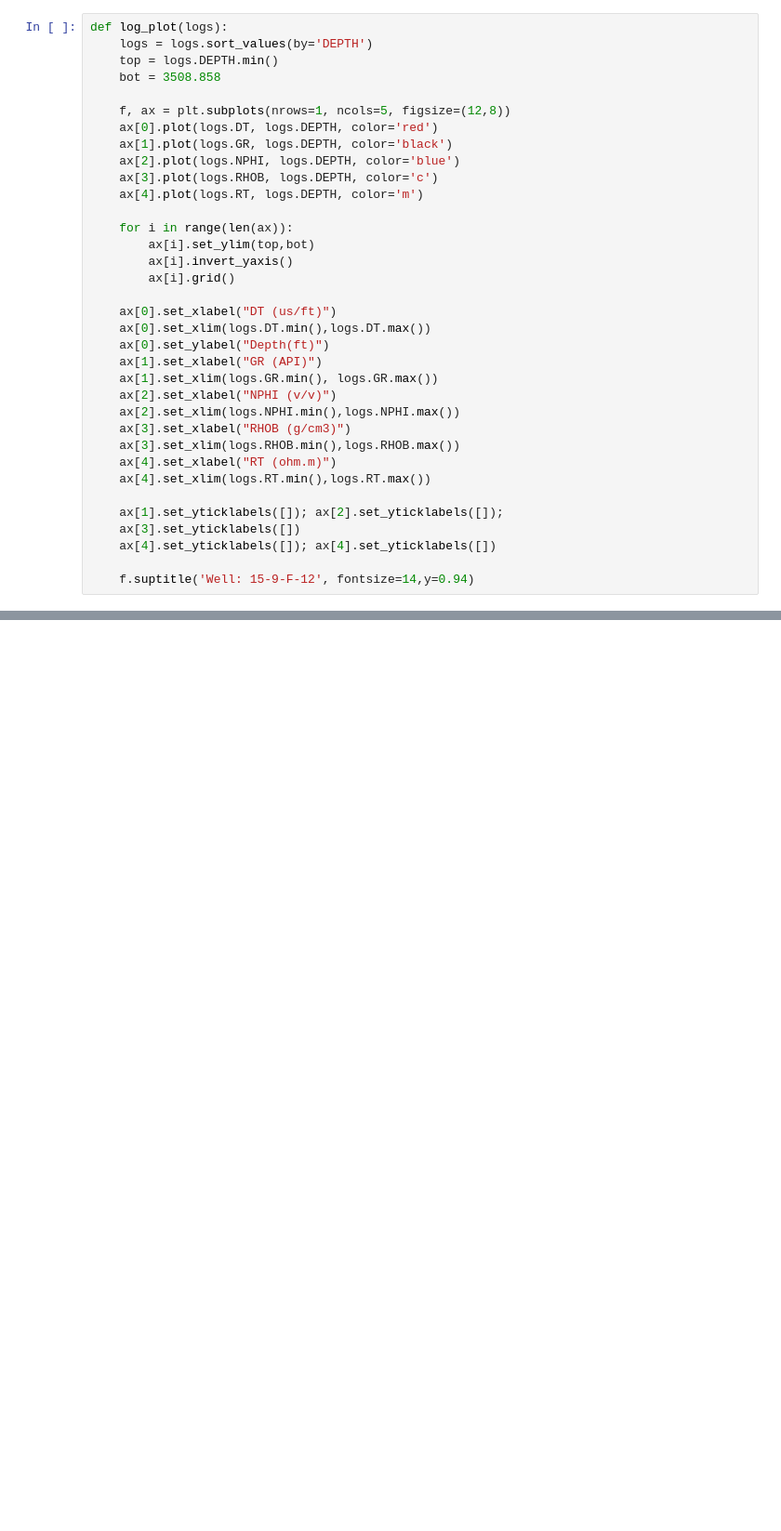
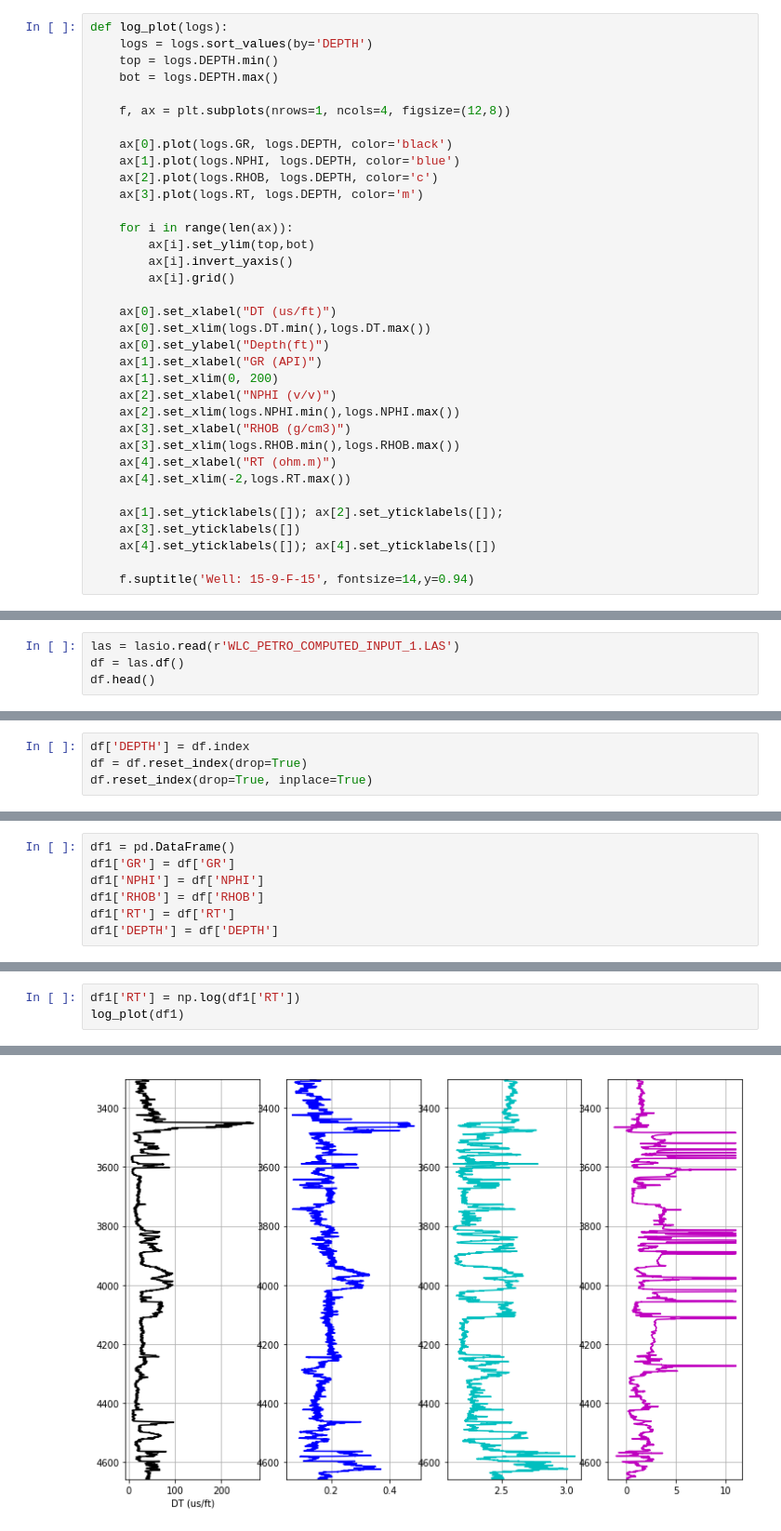
Before and after one commit to olawaleibrahim/PETROPHYSICAL-INTERPRETATION, a Jupyter notebook: Untitled.ipynb, the cells around one changed output, grey strips where cells are left out. Shown: that part at 93% size. Drawn from its saved outputs; the diff is of its cells as text; blank space fills up the shorter version.

```diff
--- a/Untitled.ipynb
+++ b/Untitled.ipynb
@@ -22,14 +8,14 @@ semi = pd.read_csv('semifinal.csv')
 def log_plot(logs):
     logs = logs.sort_values(by='DEPTH')
     top = logs.DEPTH.min()
-    bot = 3508.858
+    bot = logs.DEPTH.max()
 
-    f, ax = plt.subplots(nrows=1, ncols=5, figsize=(12,8))
-    ax[0].plot(logs.DT, logs.DEPTH, color='red')
-    ax[1].plot(logs.GR, logs.DEPTH, color='black')
-    ax[2].plot(logs.NPHI, logs.DEPTH, color='blue')
-    ax[3].plot(logs.RHOB, logs.DEPTH, color='c')
-    ax[4].plot(logs.RT, logs.DEPTH, color='m')
+    f, ax = plt.subplots(nrows=1, ncols=4, figsize=(12,8))
+
+    ax[0].plot(logs.GR, logs.DEPTH, color='black')
+    ax[1].plot(logs.NPHI, logs.DEPTH, color='blue')
+    ax[2].plot(logs.RHOB, logs.DEPTH, color='c')
+    ax[3].plot(logs.RT, logs.DEPTH, color='m')
 
     for i in range(len(ax)):
         ax[i].set_ylim(top,bot)
@@ -40,16 +26,16 @@ def log_plot(logs):
     ax[0].set_xlim(logs.DT.min(),logs.DT.max())
     ax[0].set_ylabel("Depth(ft)")
     ax[1].set_xlabel("GR (API)")
-    ax[1].set_xlim(logs.GR.min(), logs.GR.max())
+    ax[1].set_xlim(0, 200)
     ax[2].set_xlabel("NPHI (v/v)")
     ax[2].set_xlim(logs.NPHI.min(),logs.NPHI.max())
     ax[3].set_xlabel("RHOB (g/cm3)")
     ax[3].set_xlim(logs.RHOB.min(),logs.RHOB.max())
     ax[4].set_xlabel("RT (ohm.m)")
-    ax[4].set_xlim(logs.RT.min(),logs.RT.max())
+    ax[4].set_xlim(-2,logs.RT.max())
 
     ax[1].set_yticklabels([]); ax[2].set_yticklabels([]);
     ax[3].set_yticklabels([])
     ax[4].set_yticklabels([]); ax[4].set_yticklabels([])
 
-    f.suptitle('Well: 15-9-F-12', fontsize=14,y=0.94)
+    f.suptitle('Well: 15-9-F-15', fontsize=14,y=0.94)
@@ -159,0 +42,4 @@ log_plot(new_df)
+# %%
+las = lasio.read(r'WLC_PETRO_COMPUTED_INPUT_1.LAS')
+df = las.df()
+df.head()
@@ -159,0 +78,4 @@ log_plot(new_df)
+# %%
+df['DEPTH'] = df.index
+df = df.reset_index(drop=True)
+df.reset_index(drop=True, inplace=True)
@@ -159,0 +92,7 @@ log_plot(new_df)
+# %%
+df1 = pd.DataFrame()
+df1['GR'] = df['GR']
+df1['NPHI'] = df['NPHI']
+df1['RHOB'] = df['RHOB']
+df1['RT'] = df['RT']
+df1['DEPTH'] = df['DEPTH']
@@ -159,0 +105,4 @@ log_plot(new_df)
+# %%
+df1['RT'] = np.log(df1['RT'])
+log_plot(df1)
+# %% [output]
@@ -159,0 +110 @@ log_plot(new_df)
+[figure, added]
```
Also changed, not shown: parts of 19 cells of this notebook.
